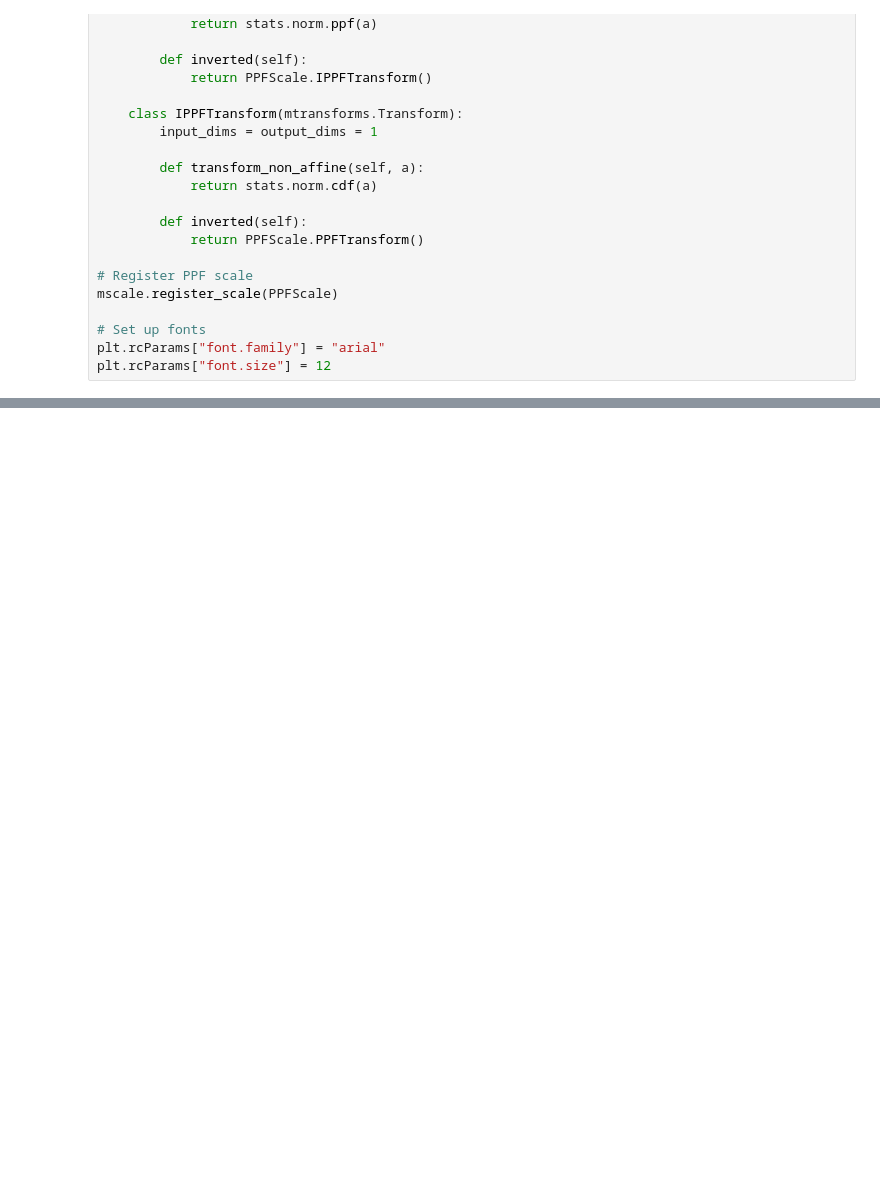
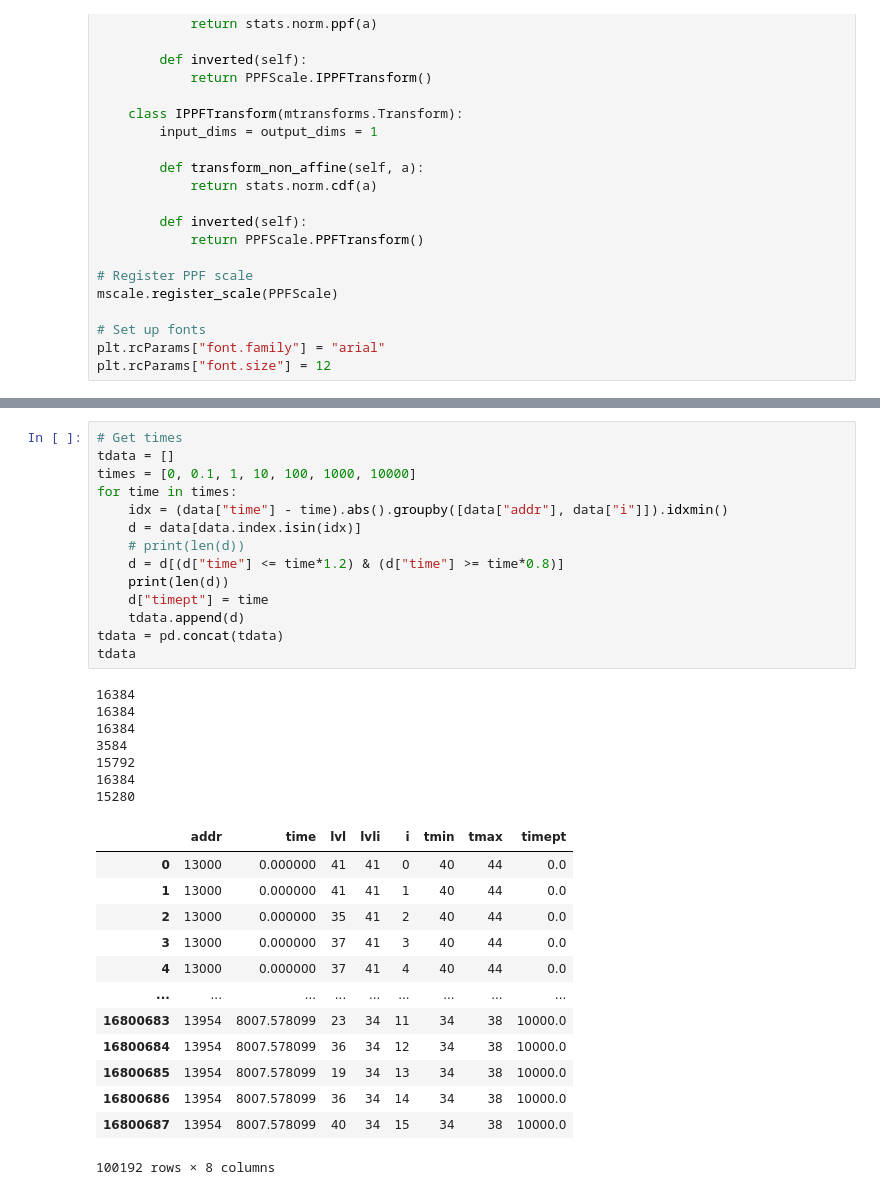
Before and after one commit to akashlevy/ember-python, a Jupyter notebook: analysis/characterizations.ipynb, the cells around one changed output, grey strips where cells are left out. Cells and saved outputs as stored; diff of their text form; blank space fills up the shorter version.

```diff
--- a/analysis/characterizations.ipynb
+++ b/analysis/characterizations.ipynb
@@ -122,0 +212,35 @@ for bpc in range(1, 5):
+# %%
+# Get times
+tdata = []
+times = [0, 0.1, 1, 10, 100, 1000, 10000]
+for time in times:
+    idx = (data["time"] - time).abs().groupby([data["addr"], data["i"]]).idxmin()
+    d = data[data.index.isin(idx)]
+    # print(len(d))
+    d = d[(d["time"] <= time*1.2) & (d["time"] >= time*0.8)]
+    print(len(d))
+    d["timept"] = time
+    tdata.append(d)
+tdata = pd.concat(tdata)
+tdata
+# %% [output]
+16384
+16384
+16384
+3584
+15792
+16384
+15280
+|  | addr | time | lvl | lvli | i | tmin | tmax | timept |
+| 0 | 13000 | 0.000000 | 41 | 41 | 0 | 40 | 44 | 0.0 |
+| 1 | 13000 | 0.000000 | 41 | 41 | 1 | 40 | 44 | 0.0 |
+| 2 | 13000 | 0.000000 | 35 | 41 | 2 | 40 | 44 | 0.0 |
+| 3 | 13000 | 0.000000 | 37 | 41 | 3 | 40 | 44 | 0.0 |
+| 4 | 13000 | 0.000000 | 37 | 41 | 4 | 40 | 44 | 0.0 |
+| ... | ... | ... | ... | ... | ... | ... | ... | ... |
+| 16800683 | 13954 | 8007.578099 | 23 | 34 | 11 | 34 | 38 | 10000.0 |
+| 16800684 | 13954 | 8007.578099 | 36 | 34 | 12 | 34 | 38 | 10000.0 |
+| 16800685 | 13954 | 8007.578099 | 19 | 34 | 13 | 34 | 38 | 10000.0 |
+| 16800686 | 13954 | 8007.578099 | 36 | 34 | 14 | 34 | 38 | 10000.0 |
+| 16800687 | 13954 | 8007.578099 | 40 | 34 | 15 | 34 | 38 | 10000.0 |
+100192 rows × 8 columns
```
Also changed, not shown: parts of 6 cells of this notebook, 24 other files.
